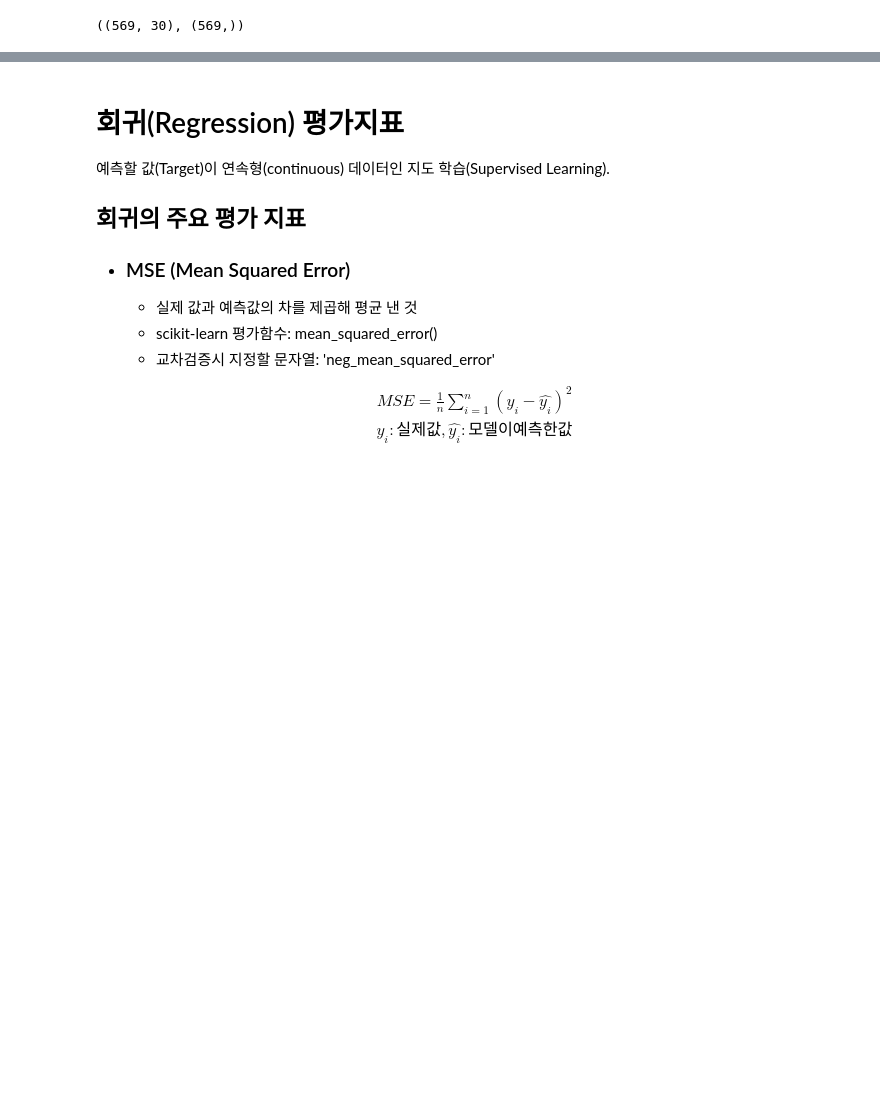
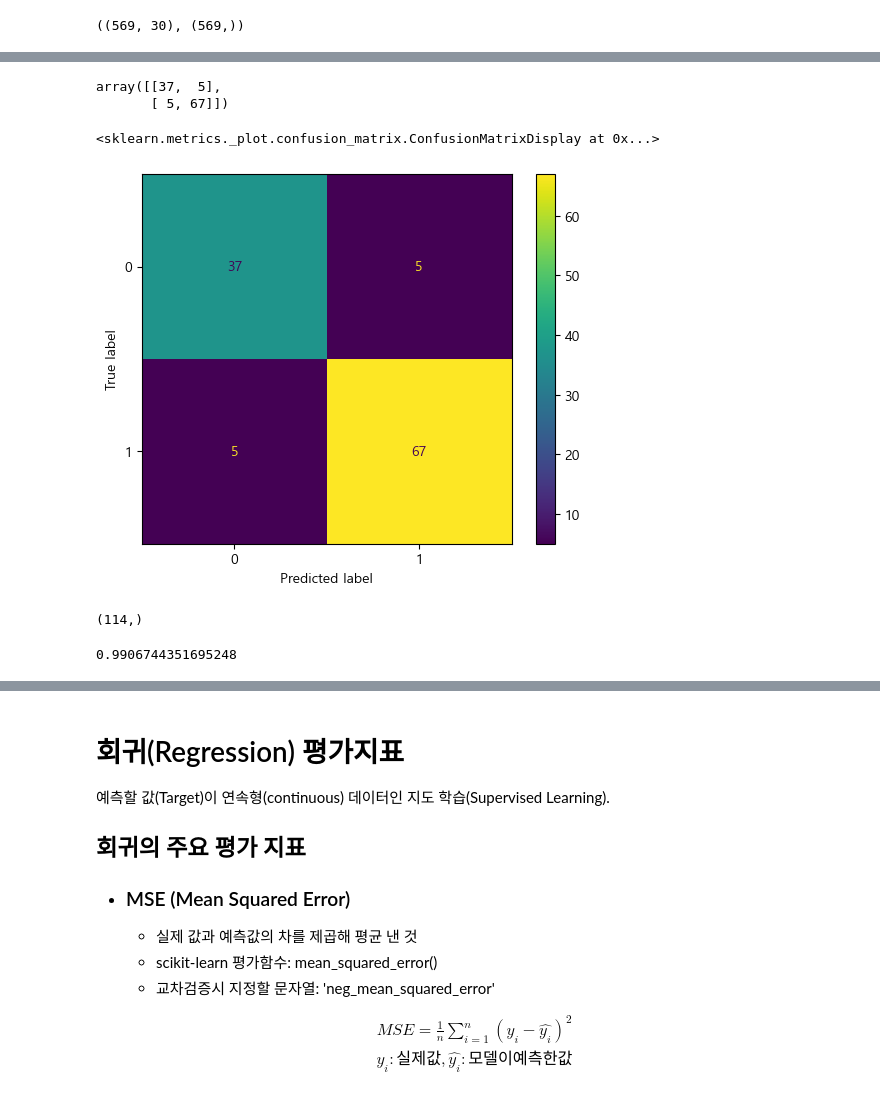
Before and after one commit to silentkit12/SKN21, a Jupyter notebook: 06_machine_learning/05_평가지표.ipynb, the cells around one changed output, grey strips where cells are left out. Drawn from its saved outputs; the diff is of its cells as text; code cells hidden in the pictures; blank space fills up the shorter version.

```diff
--- a/06_machine_learning/05_평가지표.ipynb
+++ b/06_machine_learning/05_평가지표.ipynb
@@ -997,0 +1002,6 @@ X_train.shape, X_test.shape
+# %%
+from sklearn.ensemble import RandomForestClassifier
+# 모델 생성
+model = RandomForestClassifier(n_estimators=200, max_depth=2, random_state=10)
+# train 학습
+model.fit(X_train, y_train)
@@ -997,0 +1010,16 @@ X_train.shape, X_test.shape
+# %%
+from sklearn.metrics import accuracy_score, recall_score, precision_score, f1_score, classification_report
+# 평가 (본래는 train 항목도 vaildate? 아이 길어서 못 외우겠네 아무튼 나누어야 함.)
+pred_train = model.predict(X_train)
+pred_test = model.predict(X_test)
+
+# 정확도
+print(accuracy_score(y_train, pred_train), accuracy_score(y_test, pred_test))
+# 재현율
+print(recall_score(y_train, pred_train), recall_score(y_test, pred_test))
+
+print(precision_score(y_train, pred_train), precision_score(y_test, pred_test))
+
+print(f1_score(y_train, pred_train),f1_score(y_test, pred_test))
+
+print(classification_report(y_test, pred_test))
@@ -997,0 +1039,29 @@ X_train.shape, X_test.shape
+# %%
+from sklearn.metrics import confusion_matrix, ConfusionMatrixDisplay
+#test sets의 Confusion Matrix
+
+cm = confusion_matrix(y_test, pred_test)
+cm
+# %% [output]
+array([[37,  5],
+       [ 5, 67]])
+# %%
+disp = ConfusionMatrixDisplay(confusion_matrix = cm) # 객체생성 : 평가 점수들을 설정
+disp.plot(cmap="blues") #시각화 관련 설정.
+# %% [output]
+<sklearn.metrics._plot.confusion_matrix.ConfusionMatrixDisplay at 0x...>
+[figure, added]
+# %%
+# Precision Fecall Curve + Averate Precision Score
+pred_test_proba= model. predict_proba(X_test)[:, 1]
+# shape의 의미 [총 데이터개수, 클래스별 확률-0, 1]
+pred_test_proba.shape
+# 데이터의 양이 많아질 수록 shape를 보는 방법이 중요해짐
+# %% [output]
+(114,)
+# %%
+from sklearn.metrics import precision_recall_curve, PrecisionRecallDisplay, average_precision_score
+ap_score = average_precision_score(y_test, pred_test_proba) # 정답, 모델이 예측한 양성을 확률
+ap_score
+# %% [output]
+0.9906744351695248
```
Also changed, not shown: parts of 18 cells of this notebook, 1 other file.
